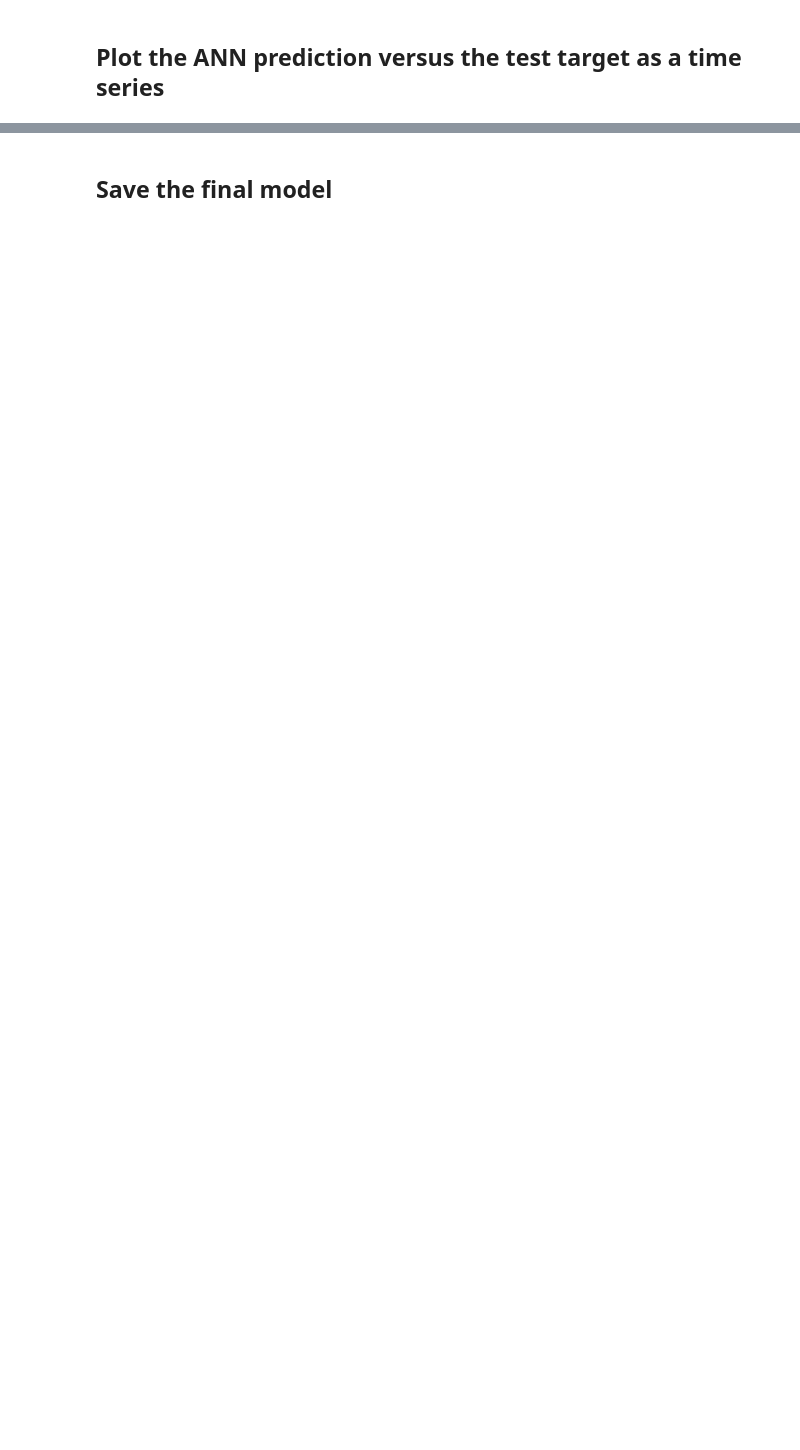
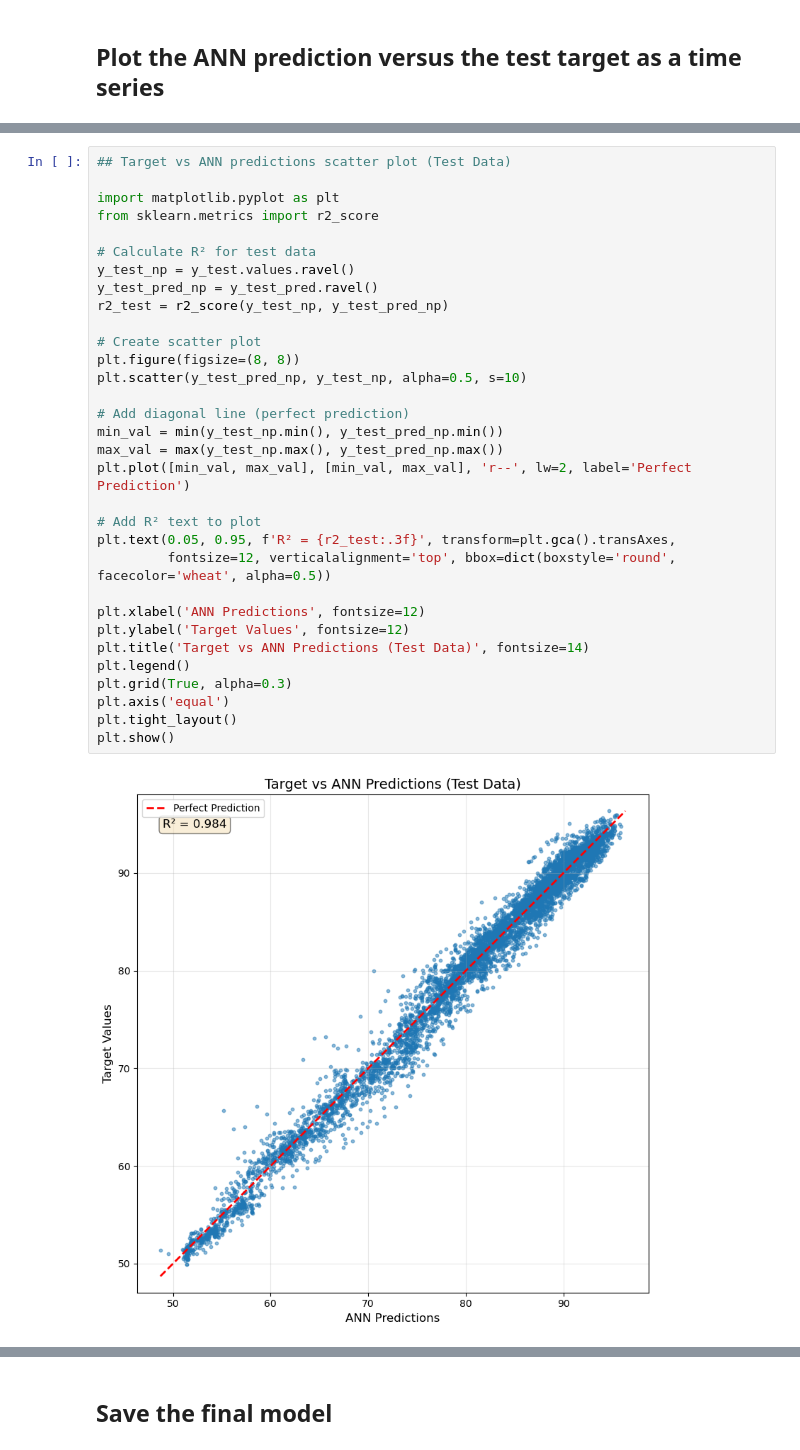
Before and after one commit to CentralValleyModeling/cs3-surrogate-training, a Jupyter notebook: train_X2.ipynb, the cells around one changed output, grey strips where cells are left out. Cells and saved outputs as stored; diff of their text form; blank space fills up the shorter version.

Commit message:
Add comprehensive X2 visualization: scatter plots and monthly aggregates with R metrics

```diff
--- a/train_X2.ipynb
+++ b/train_X2.ipynb
@@ -308,0 +291,34 @@ Name: 6038, dtype: float32
+# %%
+## Target vs ANN predictions scatter plot (Test Data)
+
+import matplotlib.pyplot as plt
+from sklearn.metrics import r2_score
+
+# Calculate R² for test data
+y_test_np = y_test.values.ravel()
+y_test_pred_np = y_test_pred.ravel()
+r2_test = r2_score(y_test_np, y_test_pred_np)
+
+# Create scatter plot
+plt.figure(figsize=(8, 8))
+plt.scatter(y_test_pred_np, y_test_np, alpha=0.5, s=10)
+
+# Add diagonal line (perfect prediction)
+min_val = min(y_test_np.min(), y_test_pred_np.min())
+max_val = max(y_test_np.max(), y_test_pred_np.max())
+plt.plot([min_val, max_val], [min_val, max_val], 'r--', lw=2, label='Perfect Prediction')
+
+# Add R² text to plot
+plt.text(0.05, 0.95, f'R² = {r2_test:.3f}', transform=plt.gca().transAxes,
+         fontsize=12, verticalalignment='top', bbox=dict(boxstyle='round', facecolor='wheat', alpha=0.5))
+
+plt.xlabel('ANN Predictions', fontsize=12)
+plt.ylabel('Target Values', fontsize=12)
+plt.title('Target vs ANN Predictions (Test Data)', fontsize=14)
+plt.legend()
+plt.grid(True, alpha=0.3)
+plt.axis('equal')
+plt.tight_layout()
+plt.show()
+# %% [output]
+[figure, added]
```
Also changed, not shown: parts of 14 cells of this notebook.
